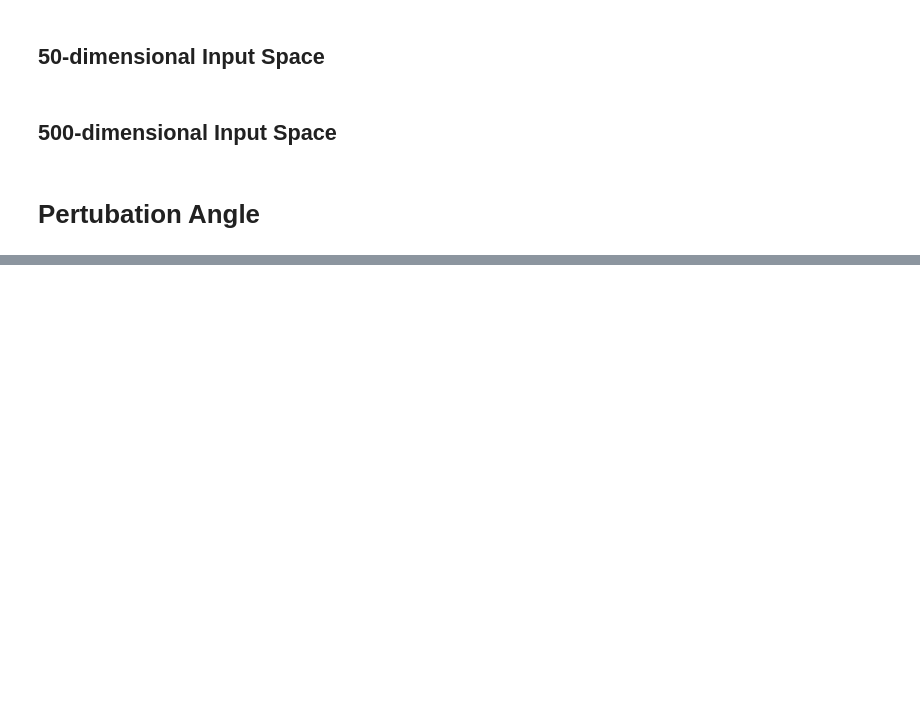
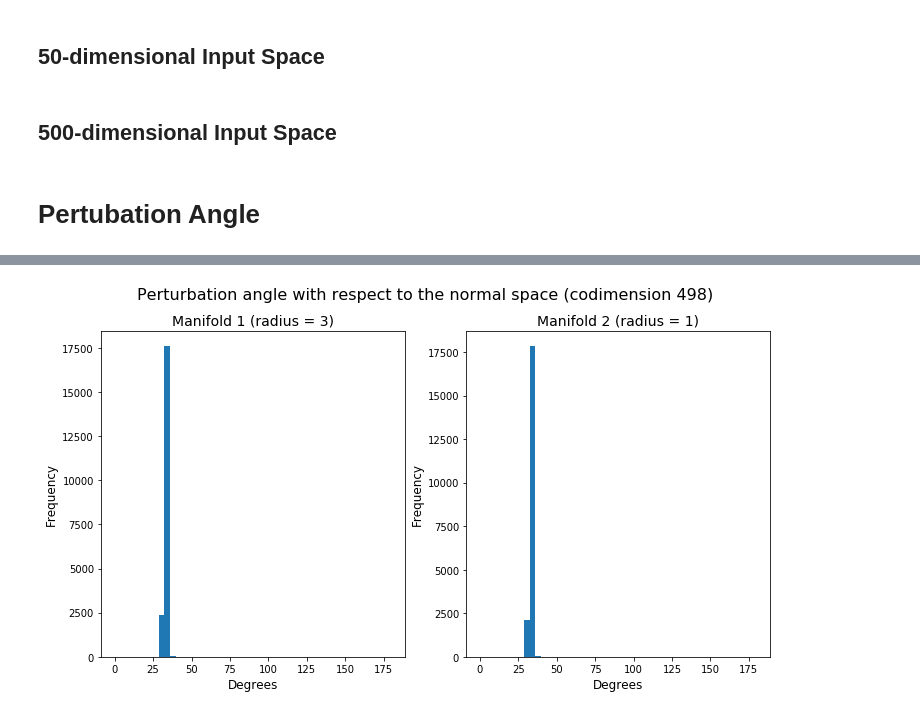
Before and after one commit to joaozago1/Visualizing_perturbation_angle, a Jupyter notebook: visualizing_perturbation_angle.ipynb, the cells around one changed output, grey strips where cells are left out. Saved outputs shown, nothing was run; the diff lists cells and outputs as text; code cells hidden in the pictures; blank space fills up the shorter version.

```diff
--- a/visualizing_perturbation_angle.ipynb
+++ b/visualizing_perturbation_angle.ipynb
@@ -364,0 +352,4 @@ plt.show()
+# %%
+perturbation_angle_visualization(500)
+# %% [output]
+[figure, added]
```
Also changed, not shown: parts of 7 cells of this notebook.
